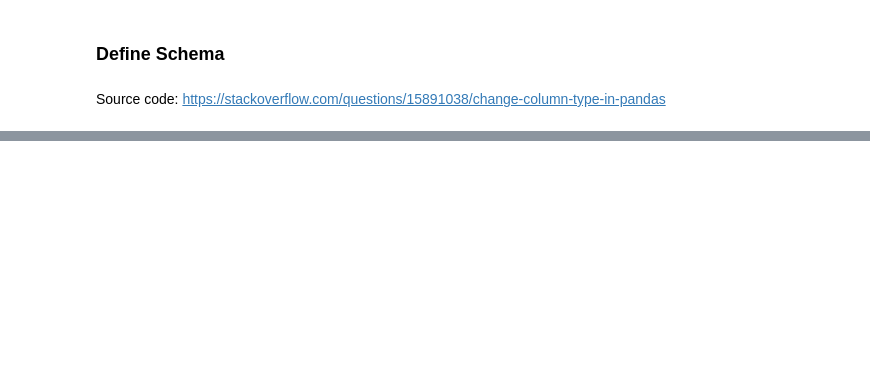
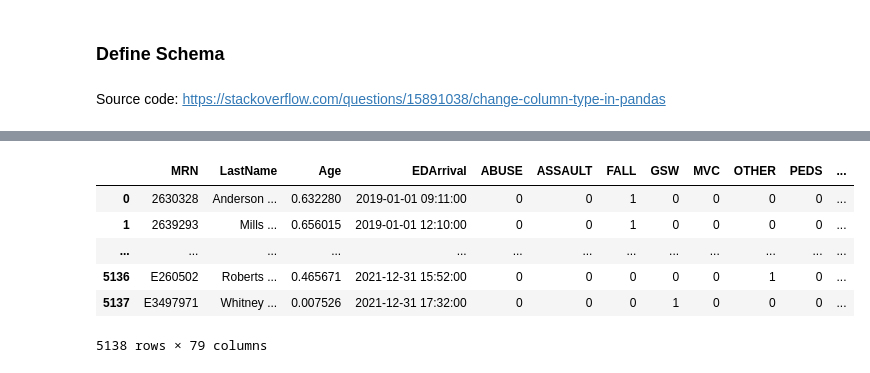
Before and after one commit to Rishabhkandoi/CapstoneUR, a Jupyter notebook: Code/DataPrep/TraumaDetectionDataExploration.ipynb, the cells around one changed output, grey strips where cells are left out. Cells and saved outputs as stored; diff of their text form; code cells hidden in the pictures; blank space fills up the shorter version.

```diff
--- a/Code/DataPrep/TraumaDetectionDataExploration.ipynb
+++ b/Code/DataPrep/TraumaDetectionDataExploration.ipynb
@@ -425,3 +466 @@ processed_data.isna().describe().T[processed_data.isna().describe().T.unique > 1
-# %%
-all_vars_data = processed_data
 # %% [markdown]
@@ -432,0 +473,14 @@ all_vars_data.to_csv("{}/{}".format(folder_loc, output_file), index = False)
+# %%
+# Drop categorical additional variables which already have one-hot encoded vars
+all_vars_data = all_vars_data.drop(['MechFixedCatNum', 'Race', 'Sex', 'BvsPIdx'], axis=1)
+# %%
+with pd.option_context('display.max_rows', 5, 'display.max_columns', None):
+    display(all_vars_data)
+# %% [output]
+|  | MRN | LastName | Age | EDArrival | ABUSE | ASSAULT | FALL | GSW | MVC | OTHER | PEDS | ... |
+| 0 | 2630328 | Anderson ... | 0.632280 | 2019-01-01 09:11:00 | 0 | 0 | 1 | 0 | 0 | 0 | 0 | ... |
+| 1 | 2639293 | Mills ... | 0.656015 | 2019-01-01 12:10:00 | 0 | 0 | 1 | 0 | 0 | 0 | 0 | ... |
+| ... | ... | ... | ... | ... | ... | ... | ... | ... | ... | ... | ... | ... |
+| 5136 | E260502 | Roberts ... | 0.465671 | 2021-12-31 15:52:00 | 0 | 0 | 0 | 0 | 0 | 1 | 0 | ... |
+| 5137 | E3497971 | Whitney ... | 0.007526 | 2021-12-31 17:32:00 | 0 | 0 | 0 | 1 | 0 | 0 | 0 | ... |
+5138 rows × 79 columns
```
Also changed, not shown: parts of 56 cells of this notebook.
